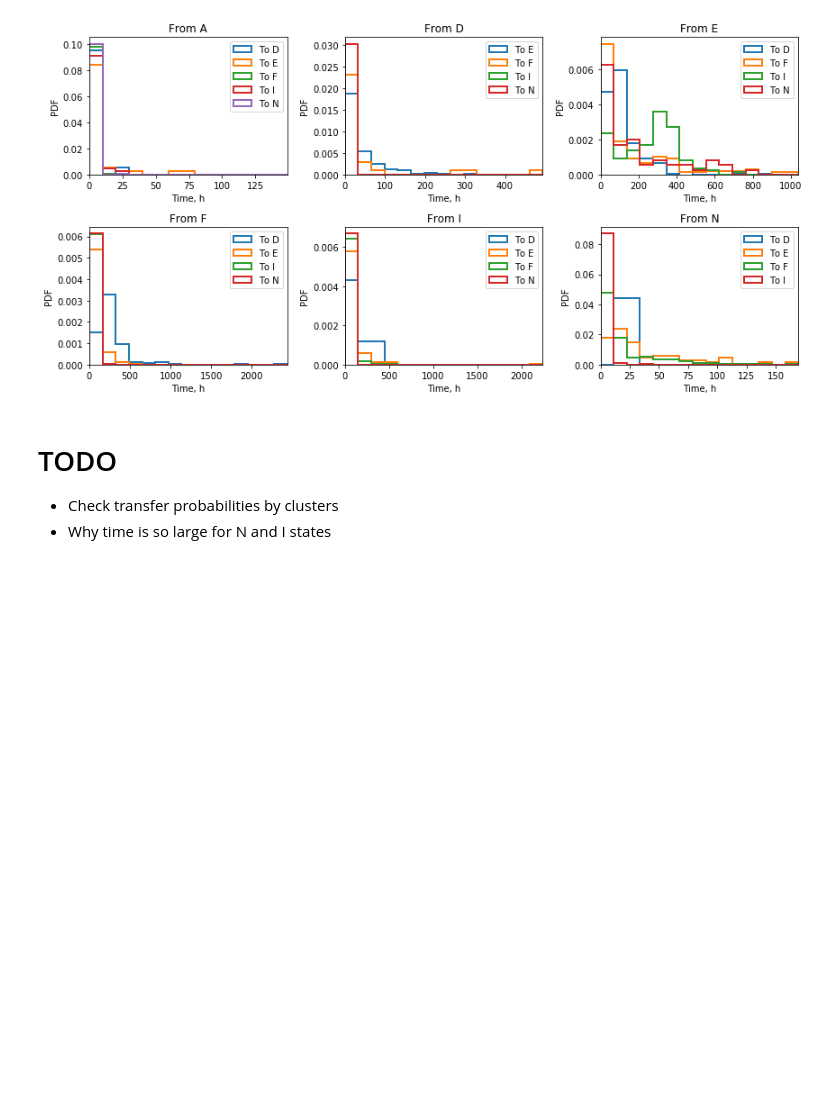
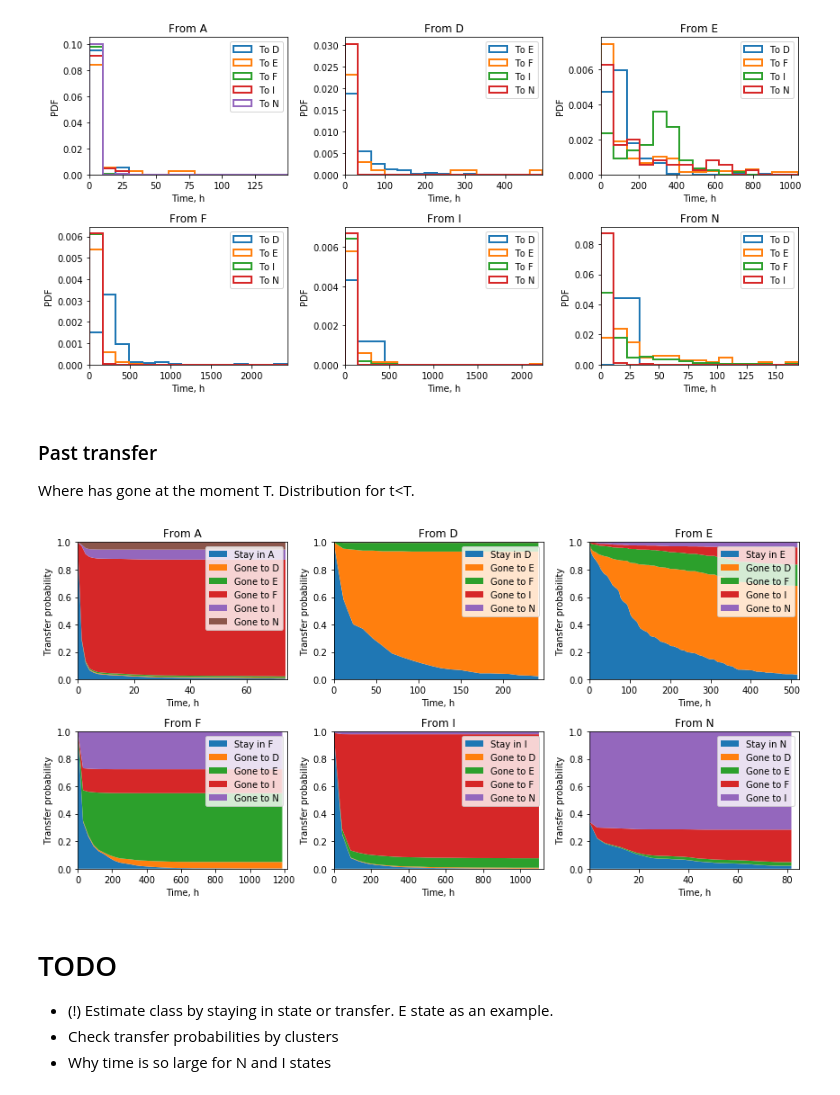
Before and after one commit to iterater/health-hmm, a Jupyter notebook: testing_cps.ipynb, the cells around one changed output. Saved outputs shown, nothing was run; the diff lists cells and outputs as text; code cells hidden in the pictures; blank space fills up the shorter version.

Commit message:
Counting 'gone' probability

```diff
--- a/testing_cps.ipynb
+++ b/testing_cps.ipynb
@@ -129,7 +148,39 @@ plt.tight_layout()
 fig.patch.set_facecolor('white')
 # %% [output]
 [figure]
+# %% [markdown]
+### Past transfer
+Where has gone at the moment T. Distribution for t<T.
+# %%
+fig = plt.figure(figsize=(3*w, 2*h))
+idx = 0
+for src, dst, t_range, pp, t_los in ppp:
+    plt.subplot('23{0}'.format(idx + 1))
+    t_range_cut = t_range[t_range < lims[idx] / 2]
+    p_trans = []
+    all_cases_count = sum([len(tl) for tl in t_los])
+    for t in t_range_cut:
+        p_all = [sum(tl <= t) for tl in t_los]
+        p_trans.append(np.concatenate(([all_cases_count - sum(p_all)], p_all)) / all_cases_count)
+    p_trans = np.array(p_trans)
+    p_trans_cumsum = np.cumsum(p_trans, axis=1)
+    plt.fill_between(t_range_cut / 60, 0, p_trans[:, 0], label='Stay in ' + all_state_index[idx])
+    for i in range(len(dst)):
+        plt.fill_between(t_range_cut / 60, p_trans_cumsum[:, i], p_trans_cumsum[:, i+1],
+                         label='Gone to ' + dst[i])
+    plt.xlim((0, lims[idx] / 60 / 2))
+    plt.ylim((0, 1))
+    plt.legend()
+    plt.title('From {0}'.format(all_state_index[idx]))
+    plt.xlabel('Time, h')
+    plt.ylabel('Transfer probability')
+    idx += 1
+plt.tight_layout()
+fig.patch.set_facecolor('white')
+# %% [output]
+[figure, added]
 # %% [markdown]
 # TODO
+* (!) Estimate class by staying in state or transfer. E state as an example.
 * Check transfer probabilities by clusters
 * Why time is so large for N and I states
```
Also changed, not shown: parts of 9 cells of this notebook.
